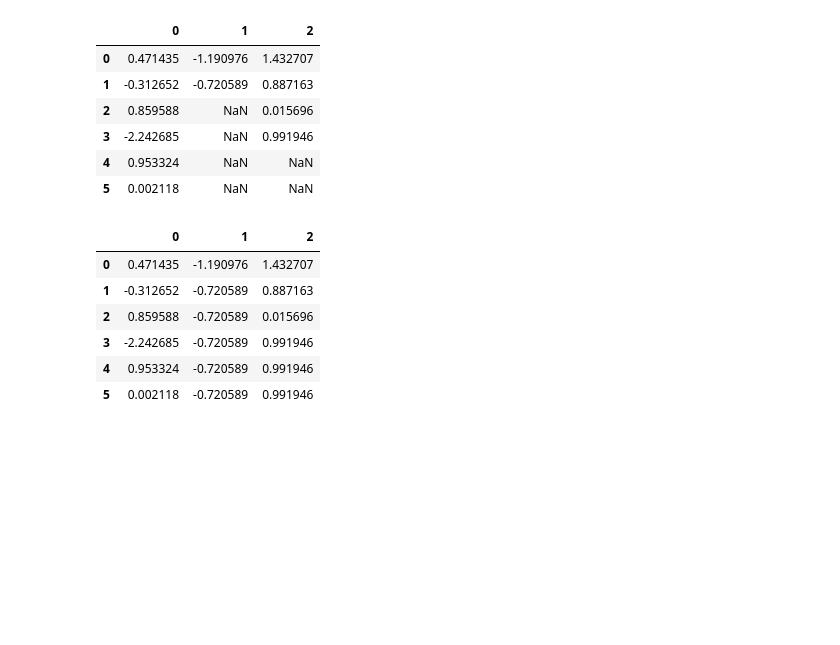
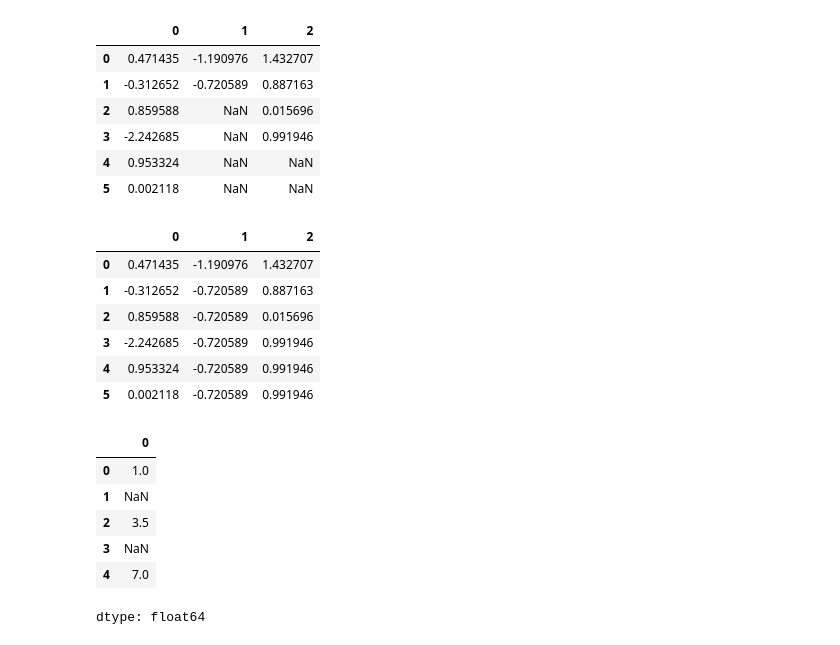
Before and after one commit to dmousa75/stqd6014-Data-Science, a Jupyter notebook: Exer1.ipynb, the cells around one changed output. Cells and saved outputs as stored; diff of their text form; code cells hidden in the pictures; blank space fills up the shorter version.

```diff
--- a/Exer1.ipynb
+++ b/Exer1.ipynb
@@ -138,3 +138,18 @@ df.ffill() # kalau nak limit brp row yg berlaku, masukkan dlm parenthesis tu jum
 | 3 | -2.242685 | -0.720589 | 0.991946 |
 | 4 | 0.953324 | -0.720589 | 0.991946 |
 | 5 | 0.002118 | -0.720589 | 0.991946 |
+# %%
+#Another example 3
+import pandas as pd
+import numpy as np
+
+data = pd.Series([1., np.nan, 3.5, np.nan, 7])
+data
+# %% [output]
+|  | 0 |
+| 0 | 1.0 |
+| 1 | NaN |
+| 2 | 3.5 |
+| 3 | NaN |
+| 4 | 7.0 |
+dtype: float64
```
Also changed, not shown: parts of 10 cells of this notebook.
